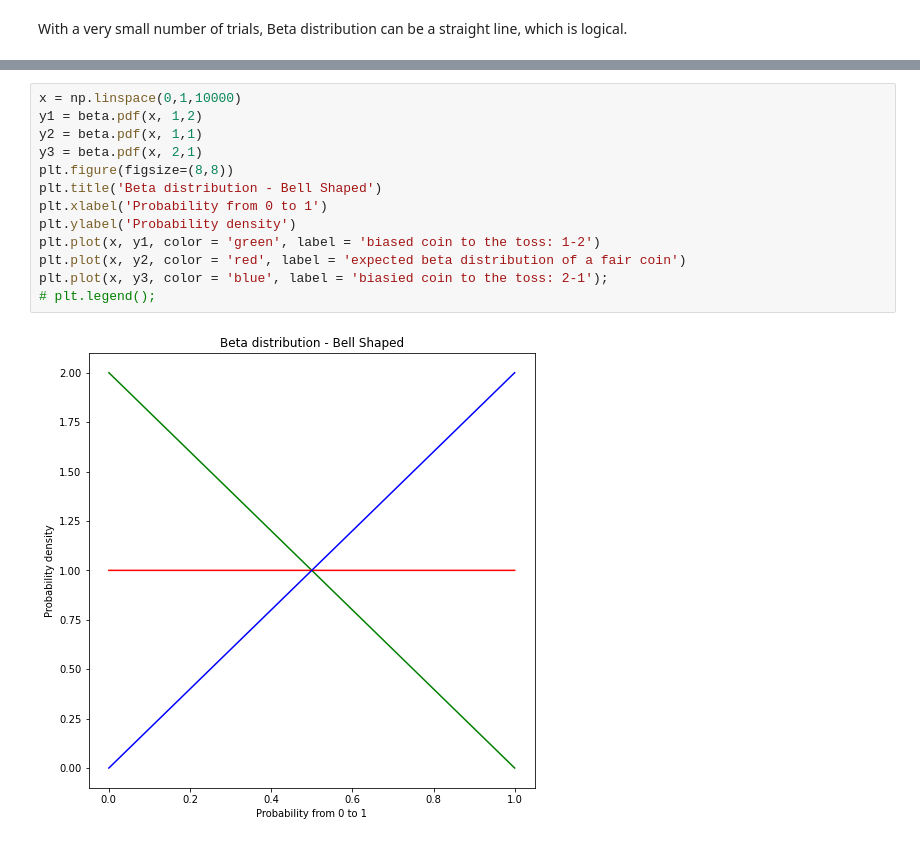
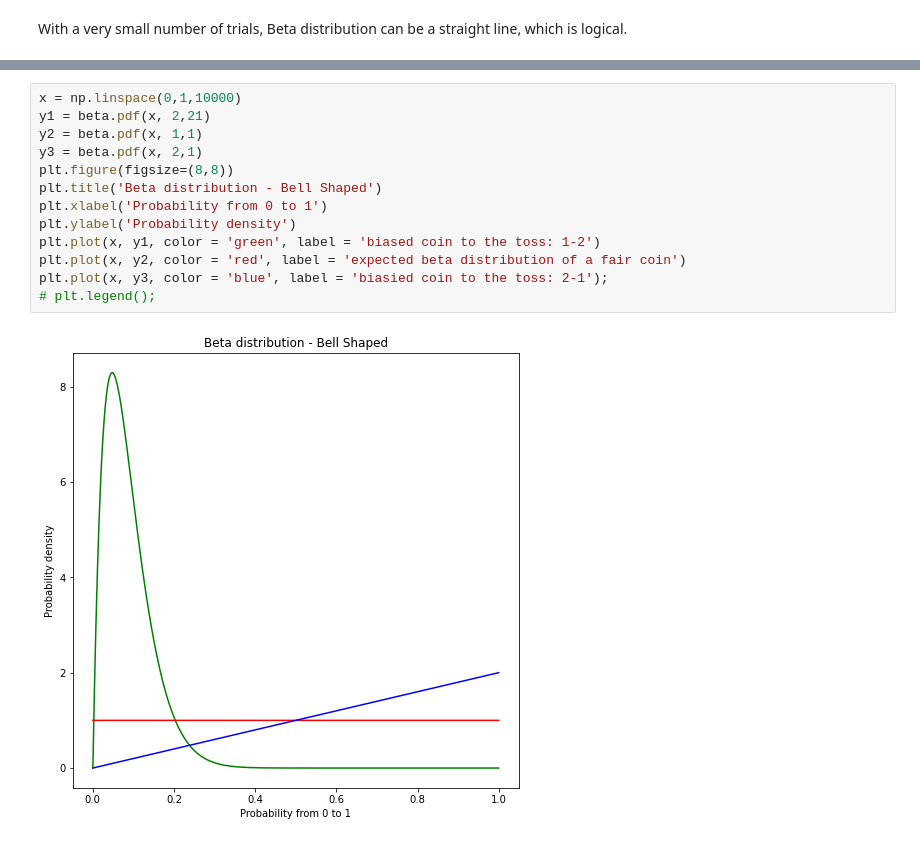
Before and after one commit to Vitomir84/Statistics-and-probability, a Jupyter notebook: The Binomial and Beta distribution.ipynb, the cells around one changed output, grey strips where cells are left out. Drawn from its saved outputs; the diff is of its cells as text.

Commit message:
Experimentation with Beta and Binomial distributions

```diff
--- a/The Binomial and Beta distribution.ipynb
+++ b/The Binomial and Beta distribution.ipynb
@@ -175,15 +272,15 @@ With a very small number of trials, Beta distribution can be a straight line, wh
 # %%
 x = np.linspace(0,1,10000)
-y1 = beta.pdf(x, 1,2)
+y1 = beta.pdf(x, 2,21)
 y2 = beta.pdf(x, 1,1)
 y3 = beta.pdf(x, 2,1)
 plt.figure(figsize=(8,8))
 plt.title('Beta distribution - Bell Shaped')
 plt.xlabel('Probability from 0 to 1')
 plt.ylabel('Probability density')
 plt.plot(x, y1, color = 'green', label = 'biased coin to the toss: 1-2')
 plt.plot(x, y2, color = 'red', label = 'expected beta distribution of a fair coin')
 plt.plot(x, y3, color = 'blue', label = 'biasied coin to the toss: 2-1');
 # plt.legend();
 # %% [output]
-[figure, old version]
+[figure, new version]
```
Also changed, not shown: parts of 14 cells of this notebook.
